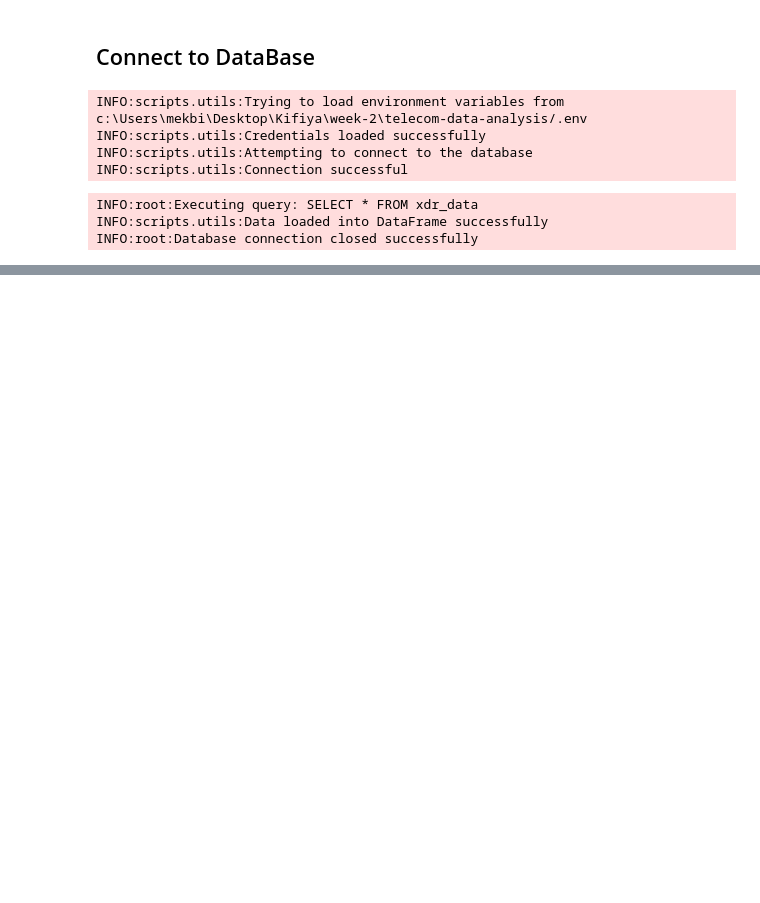
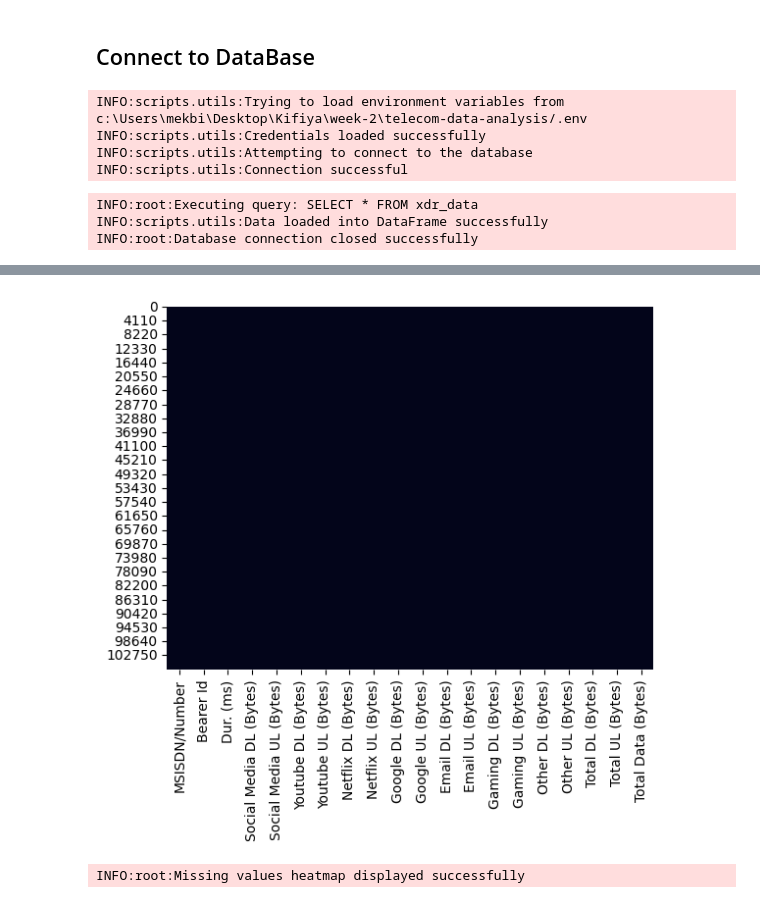
Before and after one commit to Ty-Miki/telecom-data-analysis, a Jupyter notebook: notebooks/user_overview_analysis/XDR_aggregarion.ipynb, the cells around one changed output, grey strips where cells are left out. Saved outputs shown, nothing was run; the diff lists cells and outputs as text; code cells hidden in the pictures; blank space fills up the shorter version.

Commit message:
Aggregated xDR data per user and visualized the aggregated data using different plots

```diff
--- a/notebooks/user_overview_analysis/XDR_aggregarion.ipynb
+++ b/notebooks/user_overview_analysis/XDR_aggregarion.ipynb
@@ -50,0 +62,26 @@ INFO:root:Database connection closed successfully
+# %%
+# Aggregate per user relevant columns
+aggregation_methods = {
+    'Bearer Id': 'count',               # Number of sessions
+    'Dur. (ms)': 'sum',                  # Total session duration
+    'Social Media DL (Bytes)': 'sum',
+    'Social Media UL (Bytes)': 'sum',
+    'Youtube DL (Bytes)': 'sum',
+    'Youtube UL (Bytes)': 'sum',
+    'Netflix DL (Bytes)': 'sum',
+    'Netflix UL (Bytes)': 'sum',
+    'Google DL (Bytes)': 'sum',
+    'Google UL (Bytes)': 'sum',
+    'Email DL (Bytes)': 'sum',
+    'Email UL (Bytes)': 'sum',
+    'Gaming DL (Bytes)': 'sum',
+    'Gaming UL (Bytes)': 'sum',
+    'Other DL (Bytes)': 'sum',
+    'Other UL (Bytes)': 'sum',
+    'Total DL (Bytes)': 'sum',          # Total download data
+    'Total UL (Bytes)': 'sum',          # Total upload data
+    }
+
+user_data = df.groupby('MSISDN/Number').agg(aggregation_methods).reset_index()
+user_data['Total Data (Bytes)'] = user_data['Total DL (Bytes)'] + user_data['Total UL (Bytes)']
+user_data
@@ -50,0 +104,5 @@ INFO:root:Database connection closed successfully
+# %%
+# Import the missing value handler class and create an instance for it
+from scripts.data_processing import MissingValueHandler
+
+missing_value_handler = MissingValueHandler(df=user_data)
@@ -50,0 +134,6 @@ INFO:root:Database connection closed successfully
+# %%
+# Show heatmap for missing values
+missing_value_handler.missing_values_heatmap()
+# %% [output]
+[figure, added]
+INFO:root:Missing values heatmap displayed successfully
```
Also changed, not shown: parts of 17 cells of this notebook.
